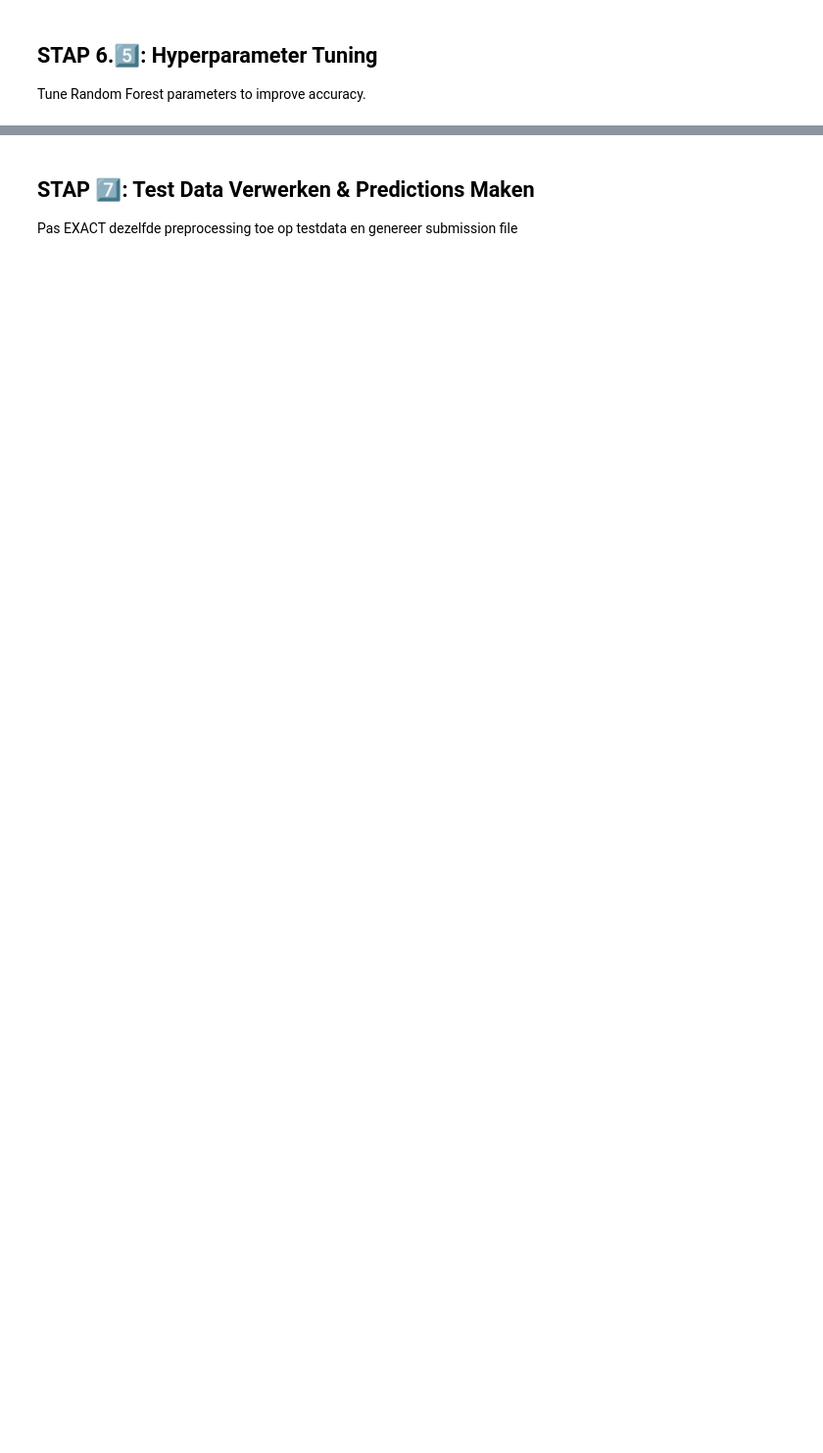
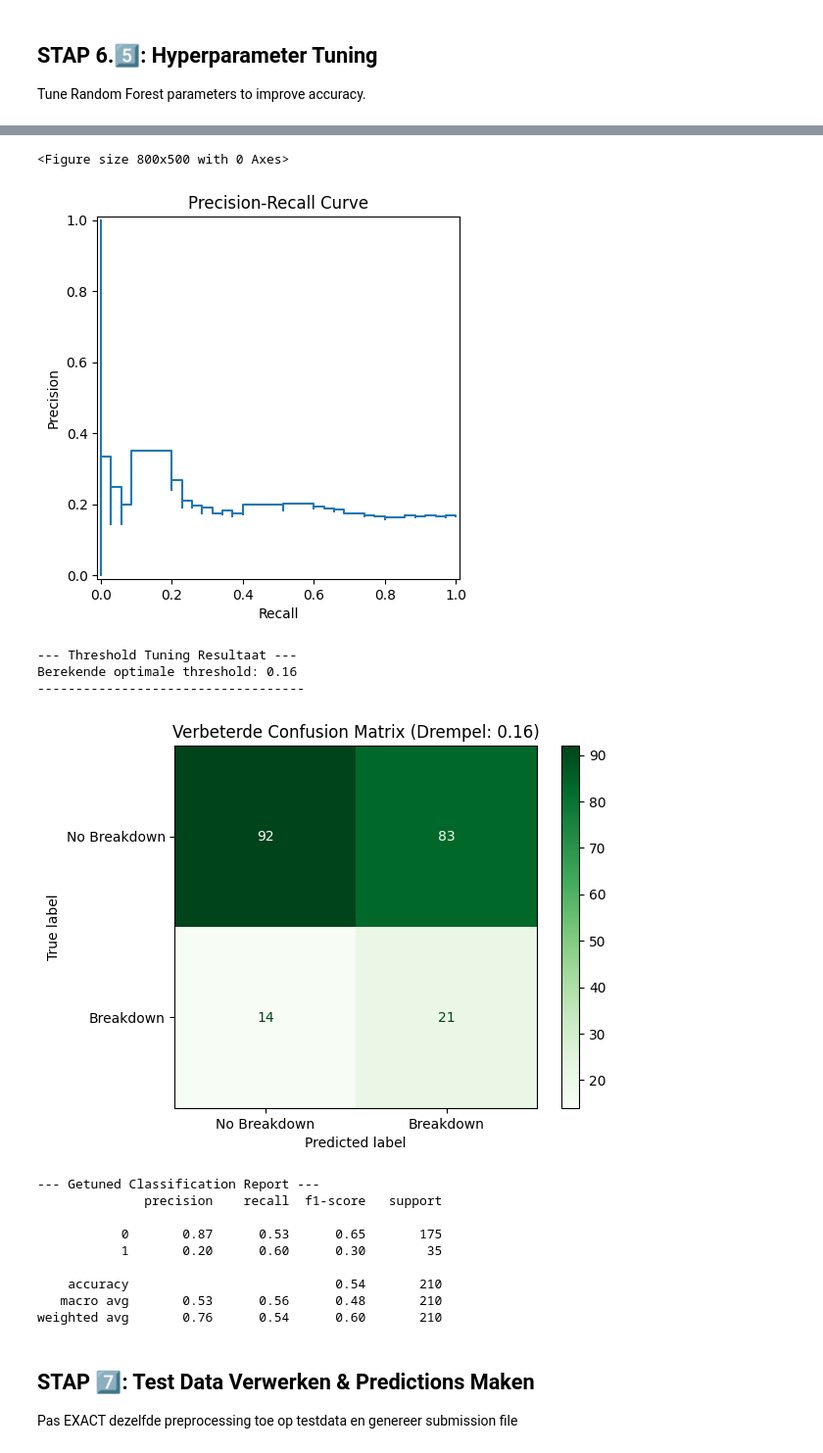
Before and after one commit to DavidWaligora/PE_Assignment_AI_TM, a Jupyter notebook: 0_ML/assignment.ipynb, the cells around one changed output, grey strips where cells are left out. Shown at 98% size. Drawn from its saved outputs; the diff is of its cells as text; code cells hidden in the pictures; blank space fills up the shorter version.

Commit message:
added prc and new confusion matrix

```diff
--- a/0_ML/assignment.ipynb
+++ b/0_ML/assignment.ipynb
@@ -317,3 +250,62 @@ Tuned RF accuracy: 0.8333333333333334
+# %%
+# --- 1. KANSEN OPHALEN ---
+# In plaats van harde 0/1 voorspellingen vragen we de waarschijnlijkheid op
+# We focussen op kolom [1]: de kans dat er wel een breakdown plaatsvindt
+y_proba = best_rf.predict_proba(X_test)[:, 1]
+
+# --- 2. PRECISION-RECALL CURVE ---
+# Bereken de statistieken voor alle mogelijke thresholds
+precision, recall, thresholds = precision_recall_curve(y_test, y_proba)
+
+# Visualiseer de curve om de 'trade-off' tussen nauwkeurigheid en gevonden storingen te zien
+plt.figure(figsize=(8, 5))
+display = PrecisionRecallDisplay(precision=precision, recall=recall)
+display.plot()
+plt.title("Precision-Recall Curve")
+plt.show()
+
+# --- 3. OPTIMALE DREMPEL ZOEKEN (F1-OPTIMALISATIE) ---
+# De F1-score is het harmonisch gemiddelde van precision en recall
+# De drempel met de hoogste F1-score wordt gekozen als de nieuwe standaard
+# We voegen 1e-9 toe om deling door nul te voorkomen bij lege klassen
+# [:-1] om out of bounds te voorkomen
+f1_scores = 2 * (precision[:-1] * recall[:-1]) / (precision[:-1] + recall[:-1] + 1e-9)
+best_threshold = thresholds[f1_scores.argmax()]
+
+print(f"--- Threshold Tuning Resultaat ---")
+print(f"Berekende optimale threshold: {best_threshold:.2f}")
+print("-" * 35)
+
+# --- 4. EVALUATIE MET NIEUWE DREMPEL ---
+# Pas de nieuwe drempel toe op de kansen om de nieuwe klasses te bepalen
+y_pred_tuned = (y_proba >= best_threshold).astype(int)
+
+# Toon de verbeterde Confusion Matrix.
+cm_tuned = confusion_matrix(y_test, y_pred_tuned)
+disp = ConfusionMatrixDisplay(confusion_matrix=cm_tuned, display_labels=["No Breakdown", "Breakdown"])
+disp.plot(cmap=plt.cm.Greens)
+plt.title(f"Verbeterde Confusion Matrix (Drempel: {best_threshold:.2f})")
+plt.show()
+
+# Toon de uiteindelijke metriek voor het getunede model.
+print("\n--- Getuned Classification Report ---")
+print(classification_report(y_test, y_pred_tuned))
+# %% [output]
+<Figure size 800x500 with 0 Axes>
+[figure, added]
+--- Threshold Tuning Resultaat ---
+Berekende optimale threshold: 0.16
+-----------------------------------
+[figure, added]
+--- Getuned Classification Report ---
+              precision    recall  f1-score   support
+
+           0       0.87      0.53      0.65       175
+           1       0.20      0.60      0.30        35
+
+    accuracy                           0.54       210
+   macro avg       0.53      0.56      0.48       210
+weighted avg       0.76      0.54      0.60       210
 # %% [markdown]
 ## STAP 7️⃣: Test Data Verwerken & Predictions Maken
 Pas EXACT dezelfde preprocessing toe op testdata en genereer submission file
```
Also changed, not shown: parts of 11 cells of this notebook, 1 other file.
